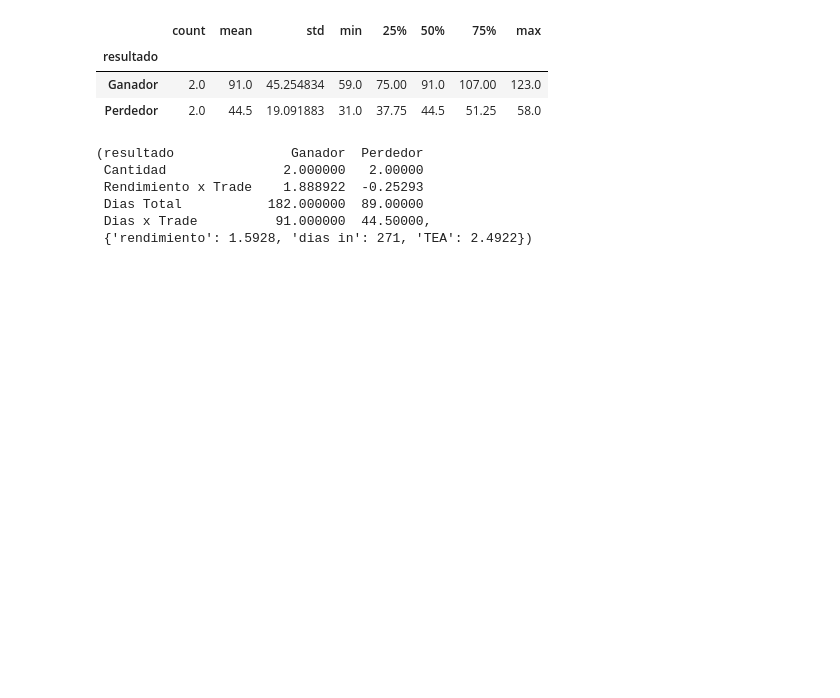
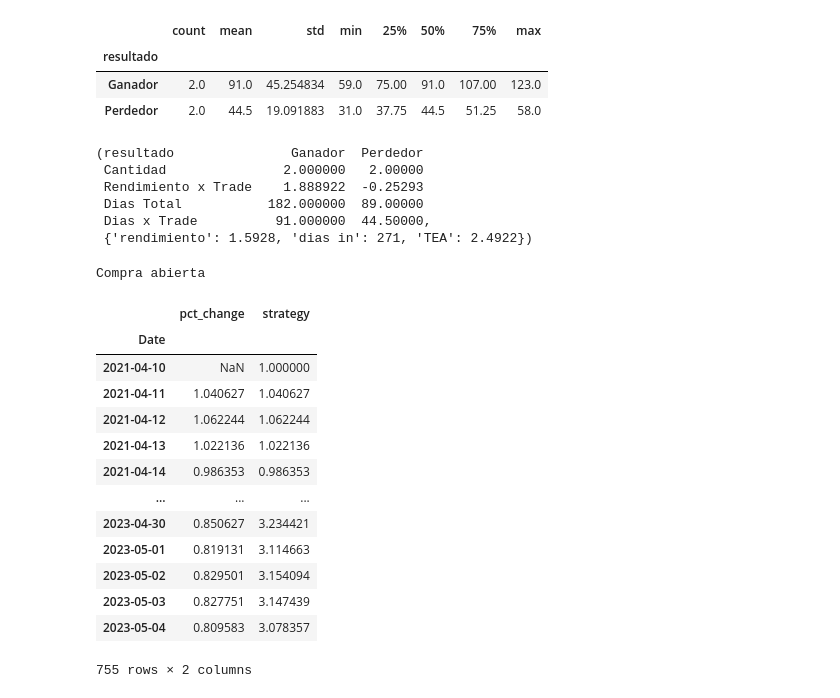
Before and after one commit to AlejandroDaneri/trabajo-profesional-fiuba, a Jupyter notebook: examples/backtesting.ipynb, the cells around one changed output. Cells and saved outputs as stored; diff of their text form; code cells hidden in the pictures; blank space fills up the shorter version.

```diff
--- a/examples/backtesting.ipynb
+++ b/examples/backtesting.ipynb
@@ -358,0 +390,24 @@ resumen(trades)
+# %%
+data = getData(ticker='SOL-USD',data_from='2021-01-01',data_to='2023-05-05')
+features = getFeatures(data,n_obv=100,n_sigma=40,n_rsi=15,fast=20,slow=60)
+actions = getActions(features,0,65,0.01,-0.01,55,0)
+trades= getTrades(actions)
+payoff = eventDriveLong(data)
+results = payoff.iloc[:,-2:].add(1).cumprod()
+results
+# %% [output]
+Compra abierta
+|  | pct_change | strategy |
+| Date |  |  |
+| 2021-04-10 | NaN | 1.000000 |
+| 2021-04-11 | 1.040627 | 1.040627 |
+| 2021-04-12 | 1.062244 | 1.062244 |
+| 2021-04-13 | 1.022136 | 1.022136 |
+| 2021-04-14 | 0.986353 | 0.986353 |
+| ... | ... | ... |
+| 2023-04-30 | 0.850627 | 3.234421 |
+| 2023-05-01 | 0.819131 | 3.114663 |
+| 2023-05-02 | 0.829501 | 3.154094 |
+| 2023-05-03 | 0.827751 | 3.147439 |
+| 2023-05-04 | 0.809583 | 3.078357 |
+755 rows × 2 columns
```
Also changed, not shown: parts of 4 cells of this notebook.
